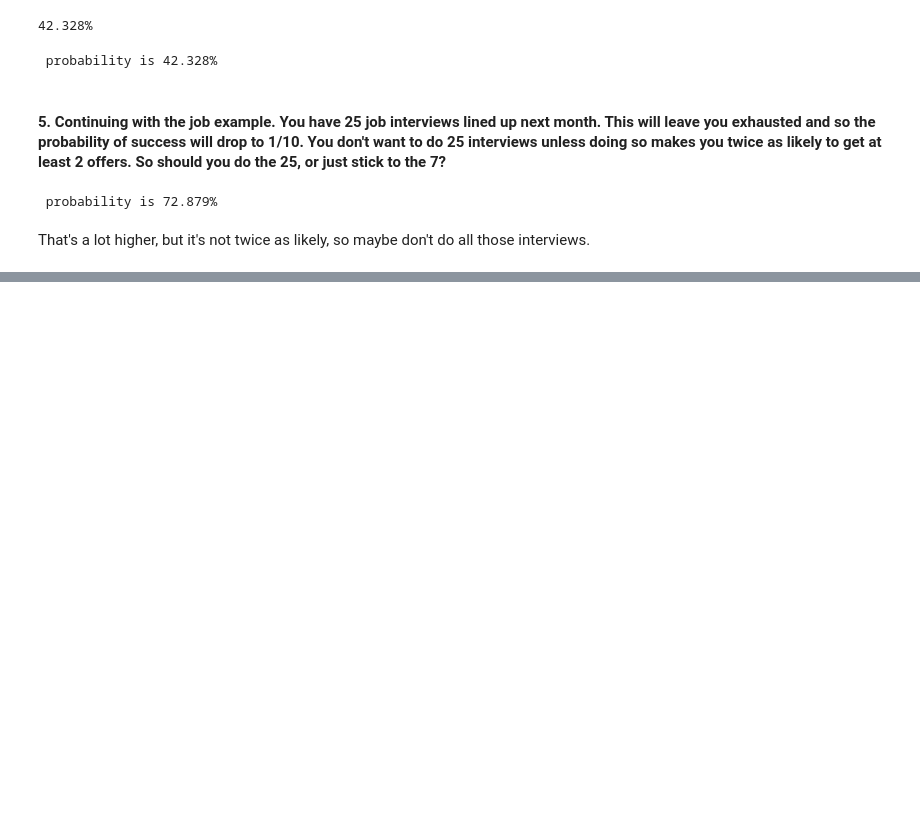
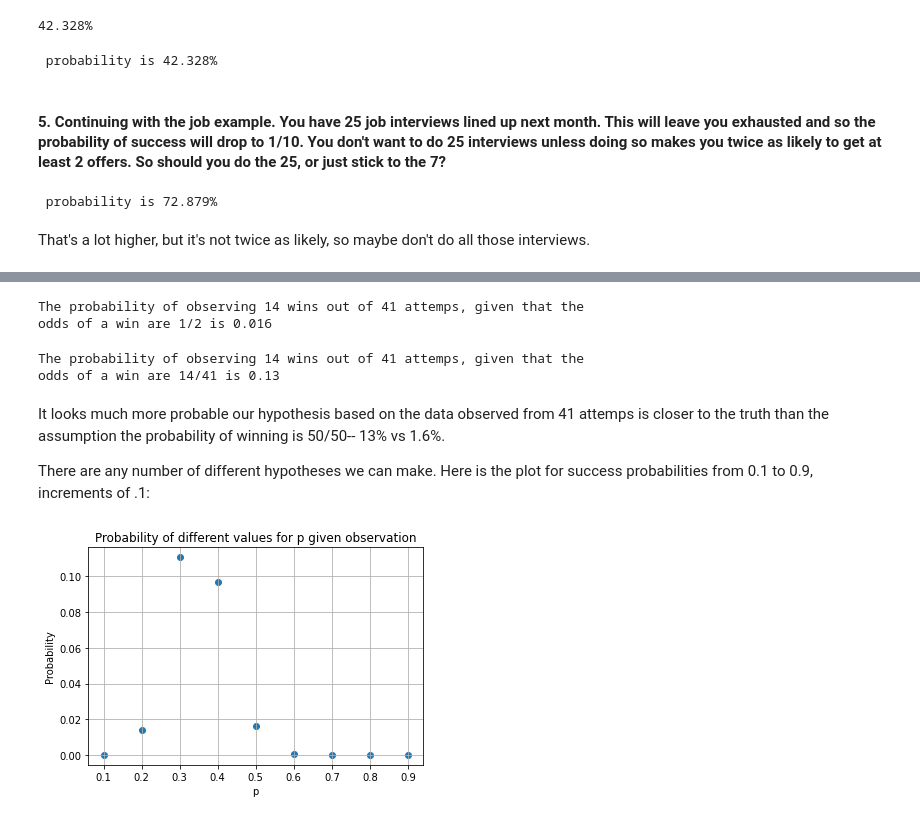
Before and after one commit to Pyrus277/reference_materials, a Jupyter notebook: statistics/bayes_book_notes.ipynb, the cells around one changed output, grey strips where cells are left out. Drawn from its saved outputs; the diff is of its cells as text; code cells hidden in the pictures; blank space fills up the shorter version.

```diff
--- a/statistics/bayes_book_notes.ipynb
+++ b/statistics/bayes_book_notes.ipynb
@@ -142,0 +160,3 @@ That's a lot higher, but it's not twice as likely, so maybe don't do all those i
+# %%
+wins = 14
+losses = 27
@@ -142,0 +170,33 @@ That's a lot higher, but it's not twice as likely, so maybe don't do all those i
+# %%
+# set up for binomial distribution:
+k = wins
+n = wins + losses
+p_h1 = 1/2 # probability of hypothesis 1
+p_h2 = 14/41 # probability of hypothesis 2
+
+print(f'''The probability of observing 14 wins out of 41 attemps, given that the
+odds of a win are 1/2 is {round(binom.pmf(k, n, p_h1), 3)}''')
+# %% [output]
+The probability of observing 14 wins out of 41 attemps, given that the
+odds of a win are 1/2 is 0.016
+# %%
+print(f'''The probability of observing 14 wins out of 41 attemps, given that the
+odds of a win are 14/41 is {round(binom.pmf(k, n, p_h2), 3)}''')
+# %% [output]
+The probability of observing 14 wins out of 41 attemps, given that the
+odds of a win are 14/41 is 0.13
+# %% [markdown]
+It looks much more probable our hypothesis based on the data observed from 41 attemps is closer to the truth than the assumption the probability of winning is 50/50-- 13% vs 1.6%.
+
+There are any number of different hypotheses we can make. Here is the plot for success probabilities from 0.1 to 0.9, increments of .1:
+# %%
+p_range = np.arange(0.1, 1, 0.1)
+probs = binom.pmf(k, n, p_range)
+# %%
+plt.scatter(p_range, probs)
+plt.title("Probability of different values for p given observation")
+plt.xlabel("p")
+plt.ylabel("Probability")
+plt.grid()
+# %% [output]
+[figure, added]
```
Also changed, not shown: parts of 36 cells of this notebook.
